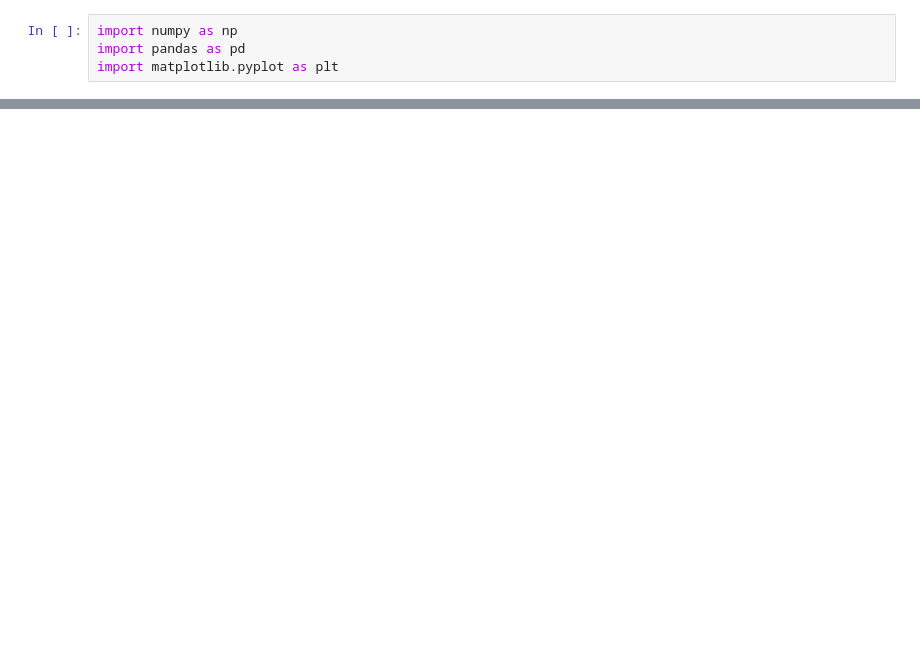
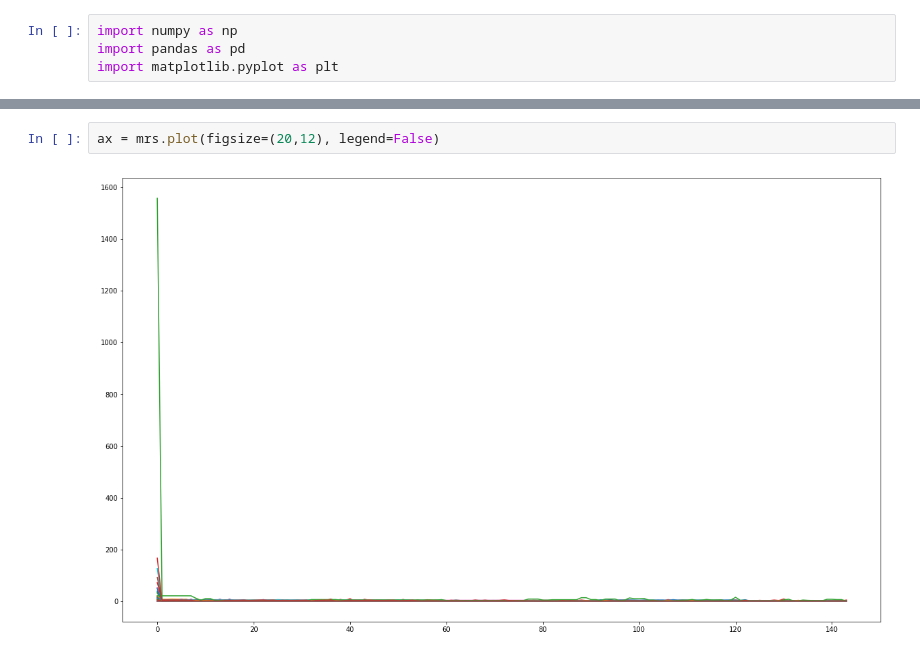
Before and after one commit to dprentiss/dispersedexchange, a Jupyter notebook: exchange.ipynb, the cells around one changed output, grey strips where cells are left out. Cells and saved outputs as stored; diff of their text form; blank space fills up the shorter version.

```diff
--- a/exchange.ipynb
+++ b/exchange.ipynb
@@ -20 +25,5 @@ ax = df.plot(figsize=(20,12), legend=False)
+# %%
+ax = mrs.plot(figsize=(20,12), legend=False)
+# %% [output]
+[figure, added]
 # %%
```
Also changed, not shown: parts of 10 cells of this notebook, 2 other files.
